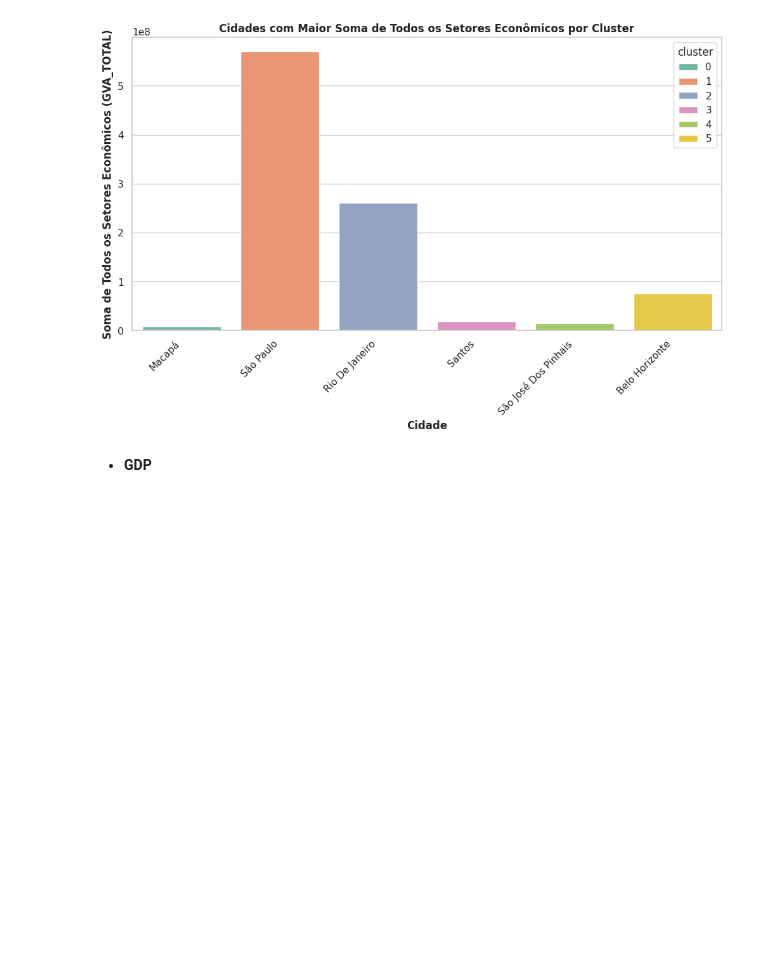
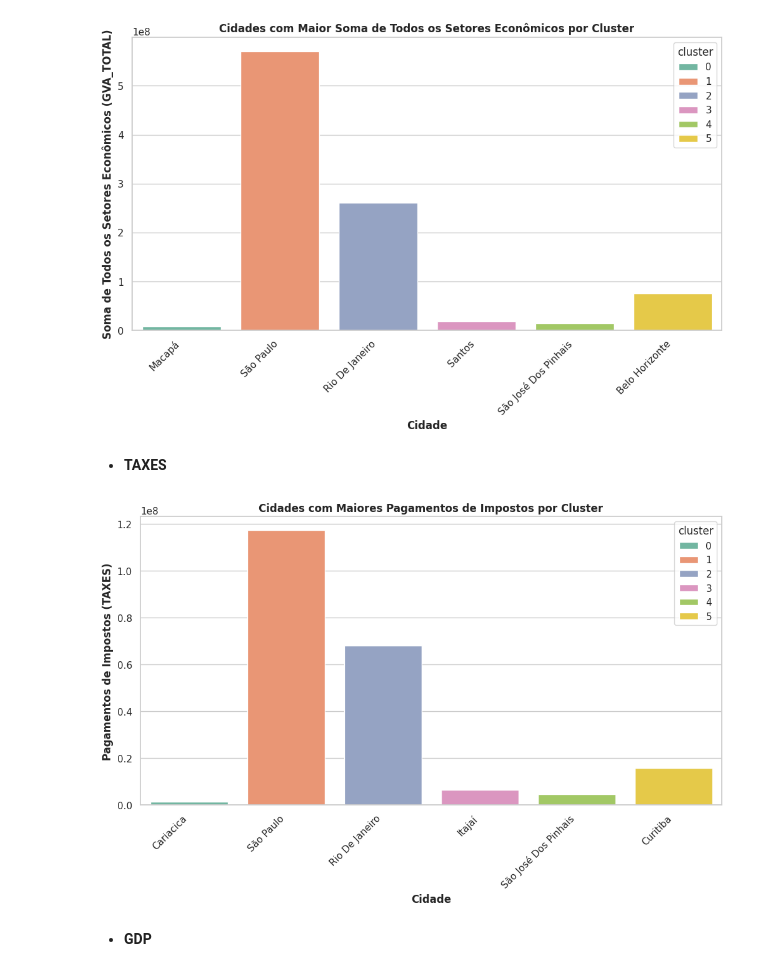
Before and after one commit to bernardosnap/MVP---Sprint-An-lise-de-Dados-e-Boas-Pr-ticas, a Jupyter notebook: Análise_de_Dados_Cidades_Brasileiras.ipynb, the cells around one changed output. Cells and saved outputs as stored; diff of their text form; code cells hidden in the pictures; blank space fills up the shorter version.

```diff
--- a/Análise_de_Dados_Cidades_Brasileiras.ipynb
+++ b/Análise_de_Dados_Cidades_Brasileiras.ipynb
@@ -701,6 +678,28 @@ plt.xticks(rotation=45, ha='right')
 plt.show()
 # %% [output]
 [figure]
+# %% [markdown]
+*   **TAXES**
+# %%
+# Encontrar a cidade com o maior TAXES em cada cluster
+maiores_impostos = cidadesBR.loc[cidadesBR.groupby('cluster')['TAXES'].idxmax()]
+
+# Criar um gráfico de barras
+plt.figure(figsize=(12, 6))
+sns.barplot(x=maiores_impostos['CITY'], y=maiores_impostos['TAXES'], hue=maiores_impostos['cluster'], palette='Set2')
+
+# Adicionar título e rótulos
+plt.title('Cidades com Maiores Pagamentos de Impostos por Cluster', fontweight='bold')
+plt.xlabel('Cidade', fontweight='bold')
+plt.ylabel('Pagamentos de Impostos (TAXES)', fontweight='bold')
+
+# Rotacionar os rótulos das cidades para melhorar a legibilidade
+plt.xticks(rotation=45, ha='right')
+
+# Exibir o gráfico
+plt.show()
+# %% [output]
+[figure, added]
 # %% [markdown]
 *   **GDP**
 # %%
```
Also changed, not shown: parts of 9 cells of this notebook.
